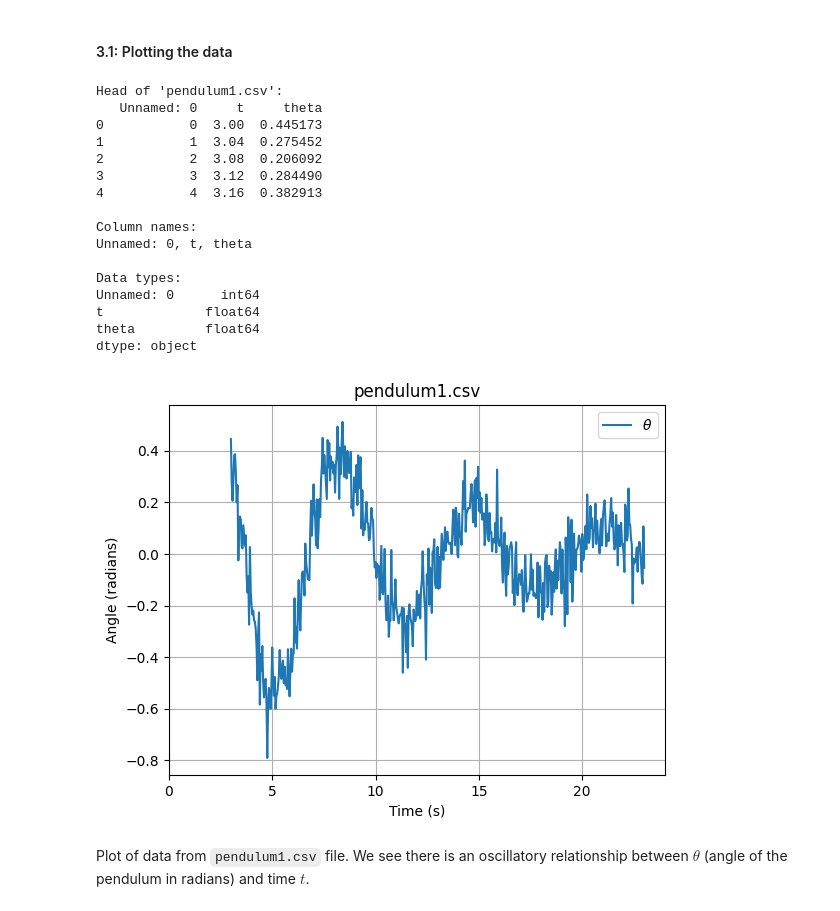
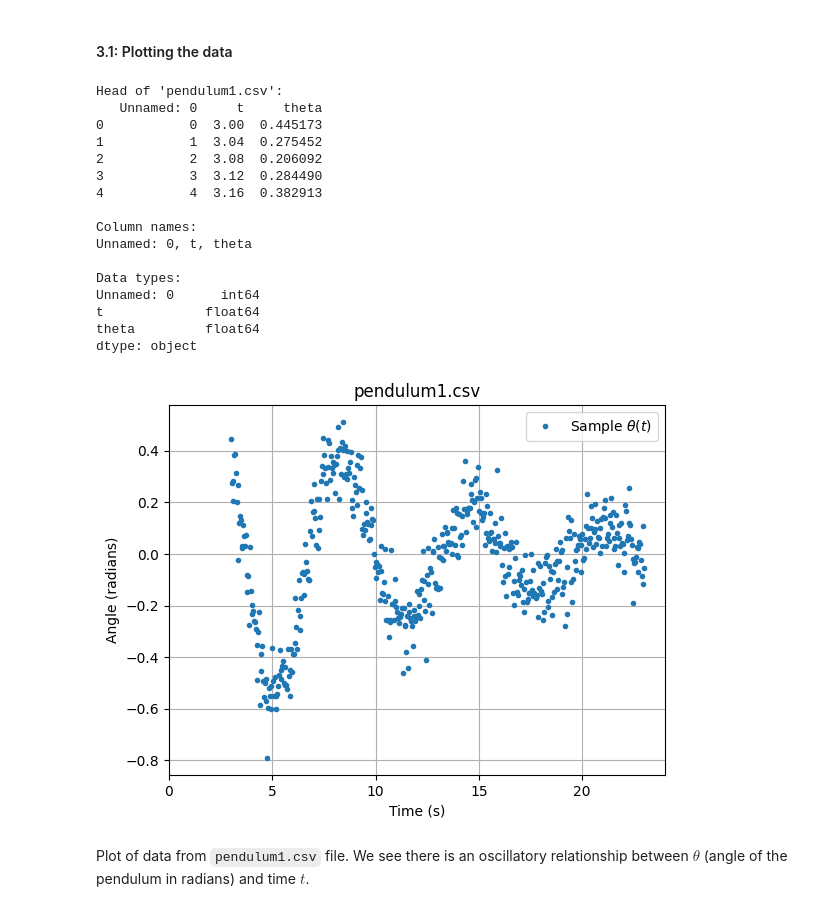
Before and after one commit to ProgramPhantom/MPS224-Scientific-Computing, a Jupyter notebook: Assigment 3/assign3.ipynb, the cells around one changed output. Saved outputs shown, nothing was run; the diff lists cells and outputs as text; code cells hidden in the pictures.

```diff
--- a/Assigment 3/assign3.ipynb
+++ b/Assigment 3/assign3.ipynb
@@ -155,36 +155,36 @@ print(df.dtypes)
 plt.figure()
 
 # Create plot from columns 1 (time) and 2 (angle) of the dataframe
-plt.plot(df.iloc[:, 1], df.iloc[:, 2], label="$\\theta$")
+plt.plot(df.iloc[:, 1], df.iloc[:, 2], ".", label="Sample $\\theta(t)$")
 
 # Force x-axis to start at 0
 plt.xlim(left=0)
 
 # Add labels and legend
 plt.xlabel("Time (s)")
 plt.ylabel("Angle (radians)")
 plt.title("pendulum1.csv")
 plt.legend()
 plt.grid()
 
 plt.show()
 # %% [output]
 Head of 'pendulum1.csv':
    Unnamed: 0     t     theta
 0           0  3.00  0.445173
 1           1  3.04  0.275452
 2           2  3.08  0.206092
 3           3  3.12  0.284490
 4           4  3.16  0.382913
 
 Column names:
 Unnamed: 0, t, theta
 
 Data types:
 Unnamed: 0      int64
 t             float64
 theta         float64
 dtype: object
-[figure, old version]
+[figure, new version]
 # %% [markdown]
 Plot of data from `pendulum1.csv` file. We see there is an oscillatory relationship between $\theta$ (angle of the pendulum in radians) and time $t$.
```
Also changed, not shown: parts of 14 cells of this notebook, 1 other file.
